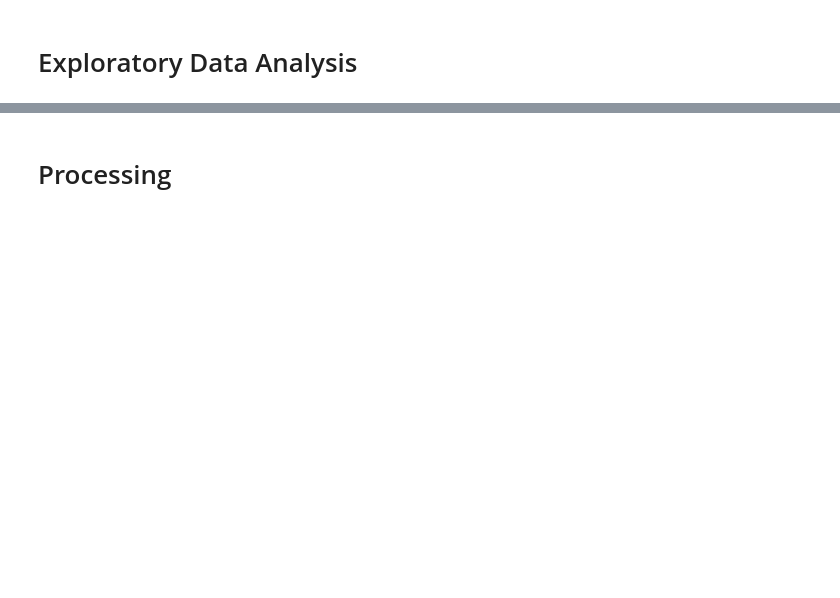
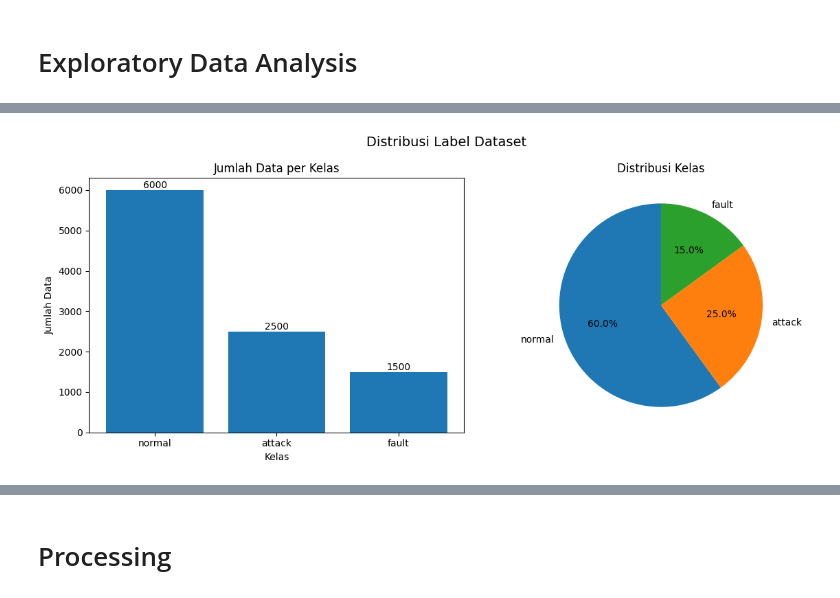
Before and after one commit to rrrambatsigma/project-kda-kelompok3, a Jupyter notebook: notebook/TemplatePipelinePrediksi.ipynb, the cells around one changed output, grey strips where cells are left out. Saved outputs shown, nothing was run; the diff lists cells and outputs as text; code cells hidden in the pictures; blank space fills up the shorter version.

```diff
--- a/notebook/TemplatePipelinePrediksi.ipynb
+++ b/notebook/TemplatePipelinePrediksi.ipynb
@@ -67,0 +317,19 @@ dataset.isna().sum()
+# %%
+label_mapping = {
+    0: "normal",
+    1: "attack",
+    2: "fault"
+}
+
+label_counts = data["label"].value_counts().sort_index()
+label_percentages = (label_counts / label_counts.sum() * 100).round(2)
+
+label_summary = pd.DataFrame({
+    "label": label_counts.index,
+    "class_name": label_counts.index.map(label_mapping),
+    "count": label_counts.values,
+    "percentage": label_percentages.values
+})
+
+print("Distribusi label:")
+display(label_summary)
@@ -67,0 +342,37 @@ dataset.isna().sum()
+# %%
+fig, axes = plt.subplots(1, 2, figsize=(12, 5))
+
+# Bar chart jumlah data per kelas
+axes[0].bar(
+    label_summary["class_name"],
+    label_summary["count"]
+)
+
+axes[0].set_title("Jumlah Data per Kelas")
+axes[0].set_xlabel("Kelas")
+axes[0].set_ylabel("Jumlah Data")
+
+for index, value in enumerate(label_summary["count"]):
+    axes[0].text(
+        index,
+        value,
+        str(value),
+        ha="center",
+        va="bottom"
+    )
+
+# Pie chart distribusi kelas
+axes[1].pie(
+    label_summary["count"],
+    labels=label_summary["class_name"],
+    autopct="%1.1f%%",
+    startangle=90
+)
+
+axes[1].set_title("Distribusi Kelas")
+
+plt.suptitle("Distribusi Label Dataset", fontsize=14)
+plt.tight_layout()
+plt.show()
+# %% [output]
+[figure, added]
```
Also changed, not shown: parts of 165 cells of this notebook, 10 other files.
